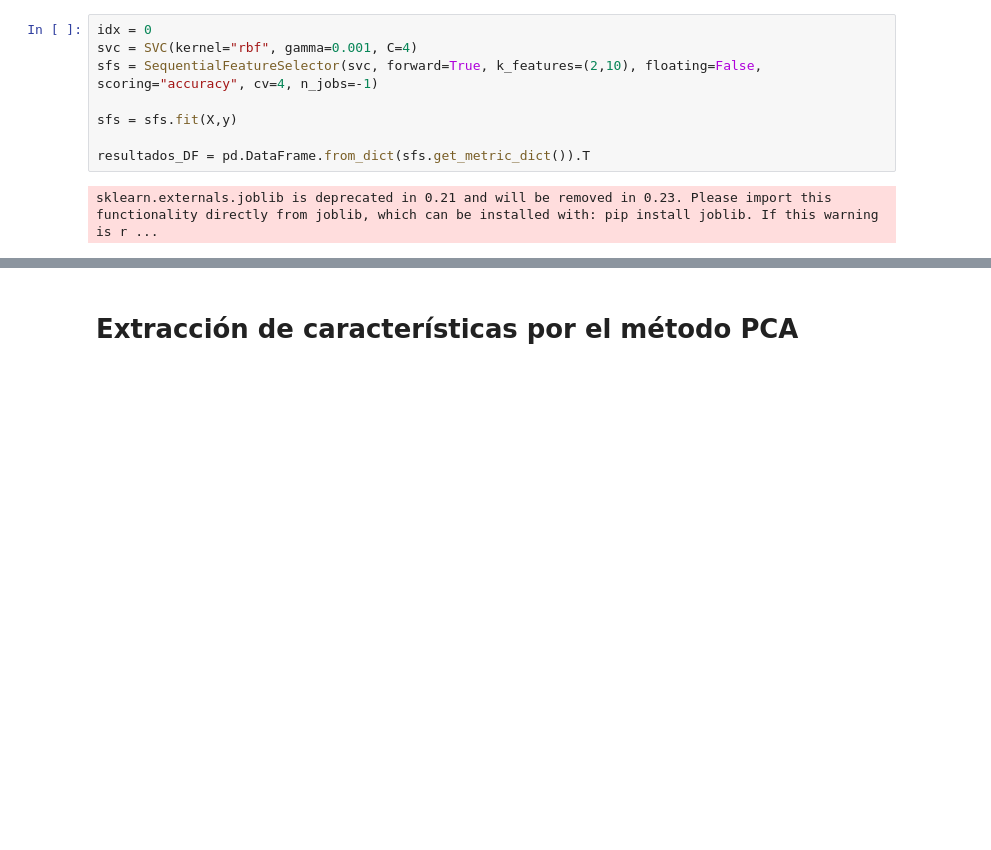
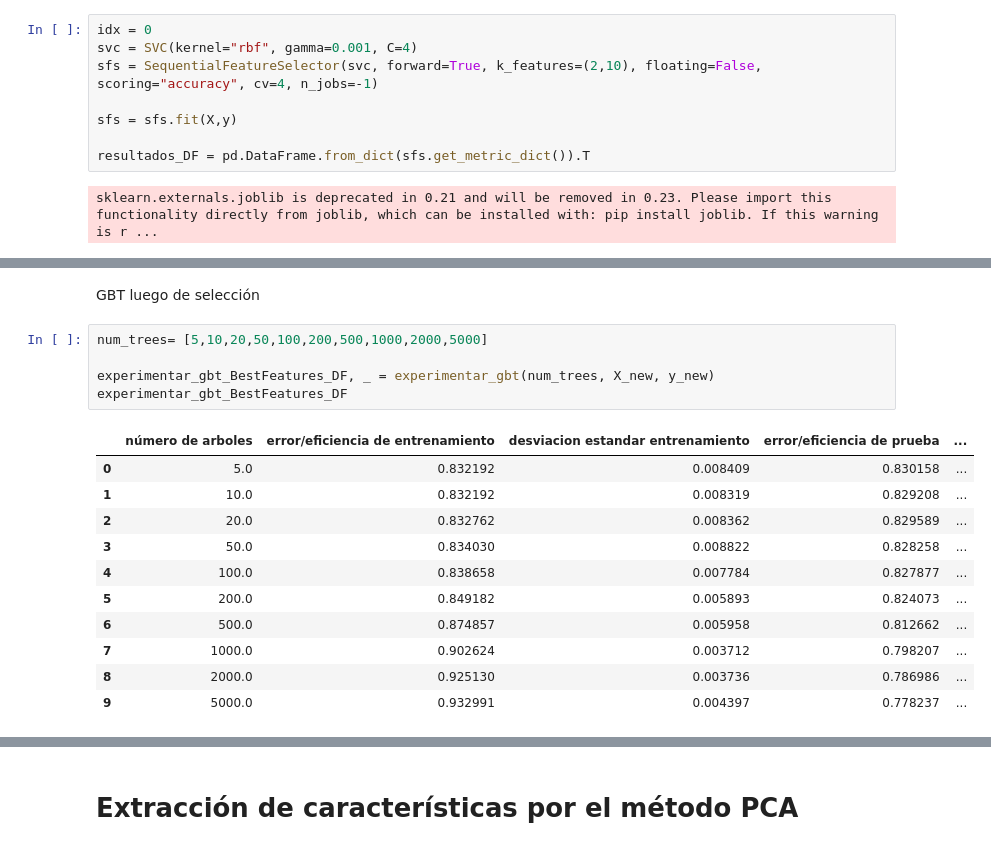
Before and after one commit to estebanrestrepo07/proyectoSimulacion, a Jupyter notebook: Notebooks/proyectoSimulacion.ipynb, the cells around one changed output, grey strips where cells are left out. Drawn from its saved outputs; the diff is of its cells as text; blank space fills up the shorter version.

```diff
--- a/Notebooks/proyectoSimulacion.ipynb
+++ b/Notebooks/proyectoSimulacion.ipynb
@@ -819,0 +845,19 @@ resultados_DF
+# %% [markdown]
+GBT luego de selección
+# %%
+num_trees= [5,10,20,50,100,200,500,1000,2000,5000]
+
+experimentar_gbt_BestFeatures_DF, _ = experimentar_gbt(num_trees, X_new, y_new)
+experimentar_gbt_BestFeatures_DF
+# %% [output]
+|  | número de arboles | error/eficiencia de entrenamiento | desviacion estandar entrenamiento | error/eficiencia de prueba | ... |
+| 0 | 5.0 | 0.832192 | 0.008409 | 0.830158 | ... |
+| 1 | 10.0 | 0.832192 | 0.008319 | 0.829208 | ... |
+| 2 | 20.0 | 0.832762 | 0.008362 | 0.829589 | ... |
+| 3 | 50.0 | 0.834030 | 0.008822 | 0.828258 | ... |
+| 4 | 100.0 | 0.838658 | 0.007784 | 0.827877 | ... |
+| 5 | 200.0 | 0.849182 | 0.005893 | 0.824073 | ... |
+| 6 | 500.0 | 0.874857 | 0.005958 | 0.812662 | ... |
+| 7 | 1000.0 | 0.902624 | 0.003712 | 0.798207 | ... |
+| 8 | 2000.0 | 0.925130 | 0.003736 | 0.786986 | ... |
+| 9 | 5000.0 | 0.932991 | 0.004397 | 0.778237 | ... |
```
Also changed, not shown: parts of 6 cells of this notebook.
